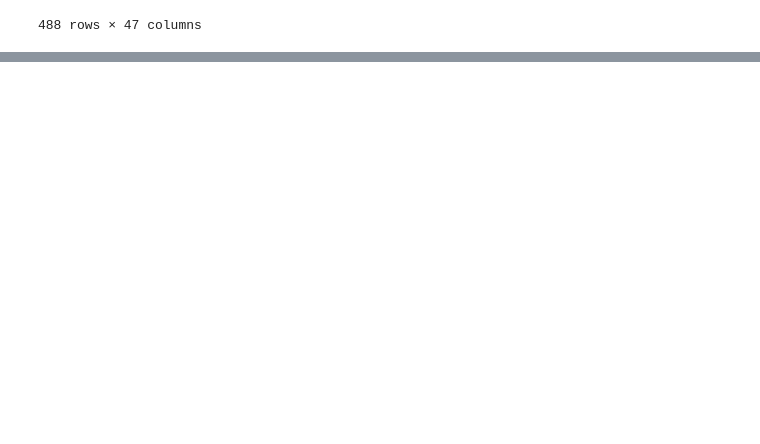
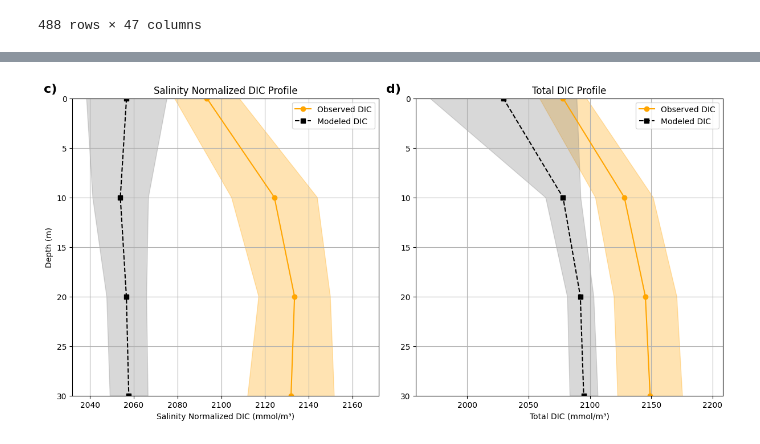
Before and after one commit to CWorthy-ocean/C-Star-in-Hvalfjordur, a Jupyter notebook: notebooks/bgc_analysis.ipynb, the cells around one changed output, grey strips where cells are left out. Saved outputs shown, nothing was run; the diff lists cells and outputs as text; code cells hidden in the pictures; blank space fills up the shorter version.

```diff
--- a/notebooks/bgc_analysis.ipynb
+++ b/notebooks/bgc_analysis.ipynb
@@ -413,11 +476,11 @@ depth_obs = obs['depth_bin'].values
 depth_model = bgc_sub['depth'].values
 
 # Observations (Mean and Std Dev)
-alk_mean_obs = obs['DIC'].sel(HV=[1,5,9,10]).isel(date=slice(0,10)).mean(dim=['date', 'HV'])
-alk_std_obs = obs['DIC'].sel(HV=[1,5,9,10]).isel(date=slice(0,10)).std(dim=['date', 'HV'])
+alk_mean_obs = obs['DIC_qc'].sel(HV=[1,5,9,10]).isel(time=slice(0,15)).mean(dim=['time', 'HV'])
+alk_std_obs = obs['DIC_qc'].sel(HV=[1,5,9,10]).isel(time=slice(0,15)).std(dim=['time', 'HV'])
 
-nalk_mean_obs = nDIC.sel(HV=[1,5,9,10]).isel(date=slice(0,10)).mean(dim=['date', 'HV'])
-nalk_std_obs = nDIC.sel(HV=[1,5,9,10]).isel(date=slice(0,10)).std(dim=['date', 'HV'])
+nalk_mean_obs = obs['nDIC'].sel(HV=[1,5,9,10]).isel(time=slice(0,10)).mean(dim=['time', 'HV'])
+nalk_std_obs = obs['nDIC'].sel(HV=[1,5,9,10]).isel(time=slice(0,10)).std(dim=['time', 'HV'])
 
 # Model (Mean and Std Dev)
 alk_mean_model = bgc_sub['DIC'].sel(location=[1,5,9,10]).isel(time=slice(2,7)).mean(dim=['time', 'location'])
@@ -425,6 +488,31 @@ alk_std_model = bgc_sub['DIC'].sel(location=[1,5,9,10]).isel(time=slice(2,7)).st
 
 nalk_mean_model = bgc_sub['nDIC'].sel(location=[1,5,9,10]).isel(time=slice(2,7)).mean(dim=['time', 'location'])
 nalk_std_model = bgc_sub['nDIC'].sel(location=[1,5,9,10]).isel(time=slice(2,7)).std(dim=['time', 'location'])
+
+
+# -----------------------------
+# Define month mask (April–September)
+# -----------------------------
+obs_month_mask = obs['time'].dt.month.isin([5, 6, 7, 8])
+mod_month_mask = bgc_sub['time'].dt.month.isin([5, 6, 7, 8])
+
+# -----------------------------
+# Observations (Mean and Std Dev)
+# -----------------------------
+alk_mean_obs = obs['DIC_qc'].sel(HV=[1,5,9,10]).where(obs_month_mask, drop=True).mean(dim=['time', 'HV'])
+alk_std_obs  = obs['DIC_qc'].sel(HV=[1,5,9,10]).where(obs_month_mask, drop=True).std(dim=['time', 'HV'])
+
+nalk_mean_obs = obs['nDIC'].sel(HV=[1,5,9,10]).where(obs_month_mask, drop=True).mean(dim=['time', 'HV'])
+nalk_std_obs  = obs['nDIC'].sel(HV=[1,5,9,10]).where(obs_month_mask, drop=True).std(dim=['time', 'HV'])
+
+# -----------------------------
+# Model (Mean and Std Dev)
+# -----------------------------
+alk_mean_model = bgc_sub['DIC'].sel(location=[1,5,9,10]).where(mod_month_mask, drop=True).mean(dim=['time', 'location'])
+alk_std_model  = bgc_sub['DIC'].sel(location=[1,5,9,10]).where(mod_month_mask, drop=True).std(dim=['time', 'location'])
+
+nalk_mean_model = bgc_sub['nDIC'].sel(location=[1,5,9,10]).where(mod_month_mask, drop=True).mean(dim=['time', 'location'])
+nalk_std_model  = bgc_sub['nDIC'].sel(location=[1,5,9,10]).where(mod_month_mask, drop=True).std(dim=['time', 'location'])
 
 # Create figure with 2 columns (nTA on left, TA on right)
 fig, axarr = plt.subplots(nrows=1, ncols=2, figsize=(12, 6), constrained_layout=True)
@@ -477,33 +565,35 @@ ax[1].fill_betweenx(
     color='orange', alpha=0.3
 )
 
 ax[1].plot(
     alk_mean_model, depth_model * (-1),
     marker='s', linestyle='--',
     color='black', label='Modeled DIC'
 )
 ax[1].fill_betweenx(
     depth_model * (-1),
     alk_mean_model - alk_std_model,
     alk_mean_model + alk_std_model,
     color='grey', alpha=0.3
 )
 
 ax[1].set_ylim(0, 30)
 ax[1].invert_yaxis()
 ax[1].set_xlabel('Total DIC (mmol/m³)')
 ax[1].set_title('Total DIC Profile')
 ax[1].legend()
 ax[1].grid()
 
 # Label c)
 ax[0].text(-0.05, 1.05, 'c)', transform=ax[0].transAxes,
            fontsize=16, fontweight='bold', va='top', ha='right')
 # Label d)
 ax[1].text(-0.05, 1.05, 'd)', transform=ax[1].transAxes,
            fontsize=16, fontweight='bold', va='top', ha='right')
 
 plt.show()
+# %% [output]
+[figure, added]
 # %%
 import matplotlib.pyplot as plt
 import numpy as np
```
Also changed, not shown: parts of 27 cells of this notebook.
